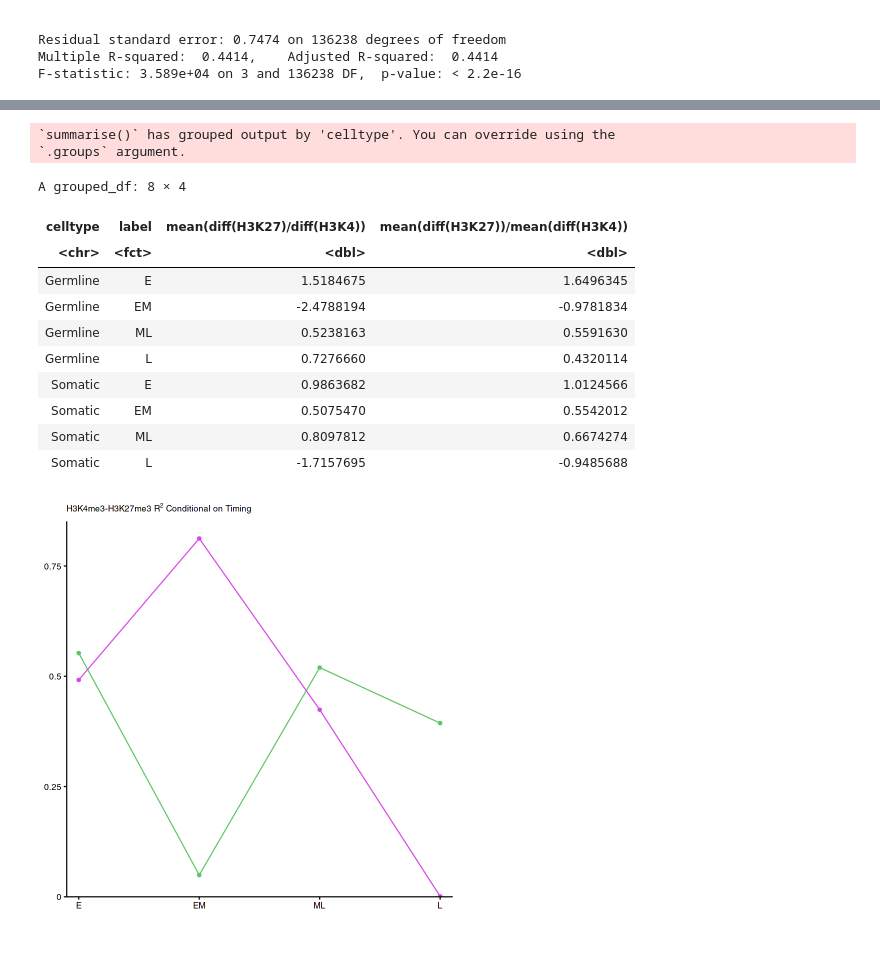
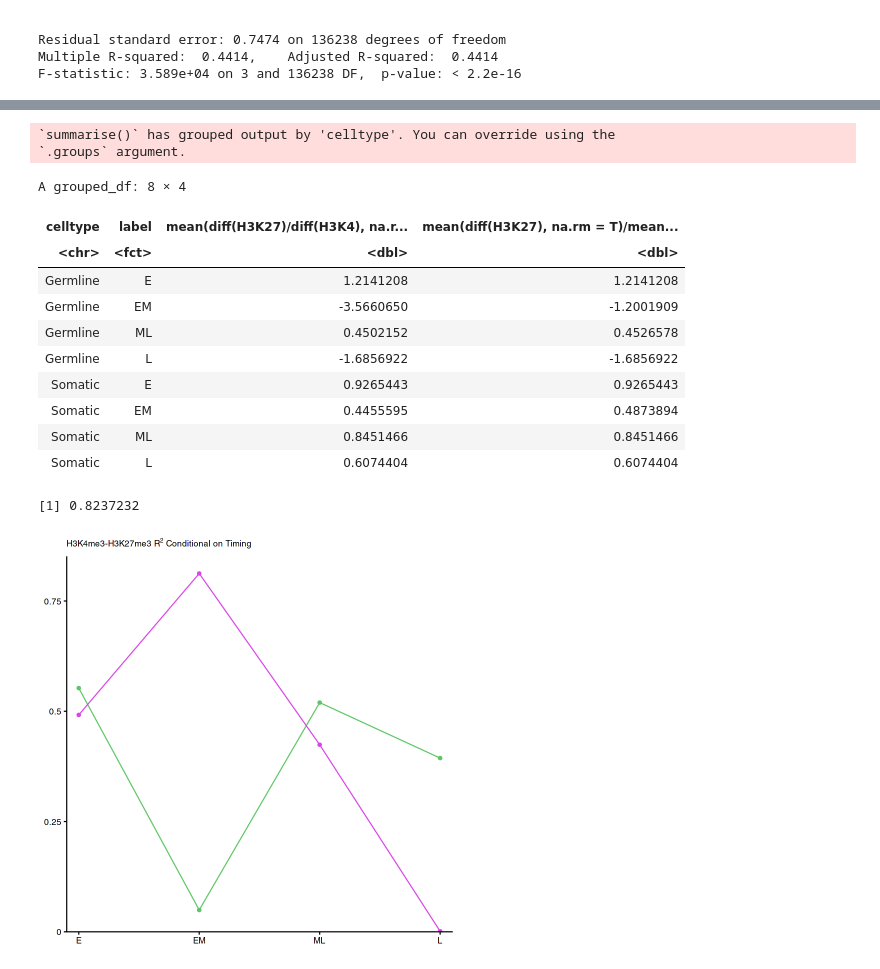
Before and after one commit to ringw/Upd-Germline-Genomics, a Jupyter notebook: illustrations/HistoneCodeReplicationCode.ipynb, the cells around one changed output, grey strips where cells are left out. Drawn from its saved outputs; the diff is of its cells as text; code cells hidden in the pictures.

Commit message:
Replication code showing the inset

```diff
--- a/illustrations/HistoneCodeReplicationCode.ipynb
+++ b/illustrations/HistoneCodeReplicationCode.ipynb
@@ -139,0 +80,42 @@ trend <- tibble(
+# %%
+trend <- tibble(
+  bind_rows(
+    list(
+      Germline = as.data.frame(repli.chic.projection.profile_Germline_chr),
+      Somatic = as.data.frame(repli.chic.projection.profile_Somatic_chr)
+    ),
+    .id = "celltype"
+  ),
+  label = cut(repli, c(-Inf, -0.5, 0, 0.5, Inf)) %>%
+    `levels<-`(value = c("L", "ML", "EM", "E")) %>%
+    fct_relevel(c("E", "EM", "ML", "L")),
+) %>%
+  subset(sample_size_bp >= 500, select=c(celltype, label, repli, H3K4, H3K27)) %>%
+  group_by(celltype, label) %>%
+  reframe(
+    repli.new = list(
+      E=seq(0.9, 0.5, by=-0.05),
+      EM=seq(0.5, 0, by=-0.05),
+      ML=seq(0, -0.5, by=-0.05),
+      L=seq(-0.5, -1, by=-0.05)
+    )[[as.character(label)[1]]],
+    across(
+      c(H3K4, H3K27),
+      \(v) {
+        v <- log(v) / log(2)
+        x <- repli
+        X <- cbind(
+          Rising = ((x - min(x)) / (max(x) - min(x)))^2,
+          Falling = 1 - ((max(x) - x) / (max(x) - min(x)))^2
+        )
+        Y <- v
+        Yhat1 <- cbind(1, X)[!is.na(Y), ] %*% coef(nnls(cbind(1, X)[!is.na(Y), ], Y[!is.na(Y)]))
+        Yhat2 <- cbind(1, -X)[!is.na(Y), ] %*% coef(nnls(cbind(1, -X)[!is.na(Y), ], Y[!is.na(Y)]))
+        Yhat <- if (var(Yhat1) > var(Yhat2)) Yhat1 else Yhat2
+        # rep(NA, length(Y)) %>% replace(!is.na(Y), Yhat)
+        approx(repli, Yhat, xout = repli.new)$y
+      }
+    )
+  ) %>%
+  subset(!is.na(H3K4) & !is.na(H3K27)) %>%
+  print()
@@ -560,19 +810,23 @@ subset(trend, celltype == "Somatic" & label == "E") %>% reframe(across(c(H3K4, H
 # %%
-trend %>% group_by(celltype, label) %>% summarise(mean(diff(H3K27) / diff(H3K4)), mean(diff(H3K27)) / mean(diff(H3K4)))
+trend %>% group_by(celltype, label) %>% summarise(mean(diff(H3K27) / diff(H3K4), na.rm=T), mean(diff(H3K27), na.rm=T) / mean(diff(H3K4), na.rm=T))
 # %% [output]
 `summarise()` has grouped output by 'celltype'. You can override using the
 `.groups` argument.
 A grouped_df: 8 × 4
-| celltype | label | mean(diff(H3K27)/diff(H3K4)) | mean(diff(H3K27))/mean(diff(H3K4)) |
+| celltype | label | mean(diff(H3K27)/diff(H3K4), na.r... | mean(diff(H3K27), na.rm = T)/mean... |
 | <chr> | <fct> | <dbl> | <dbl> |
-| Germline | E | 1.5184675 | 1.6496345 |
-| Germline | EM | -2.4788194 | -0.9781834 |
-| Germline | ML | 0.5238163 | 0.5591630 |
-| Germline | L | 0.7276660 | 0.4320114 |
-| Somatic | E | 0.9863682 | 1.0124566 |
-| Somatic | EM | 0.5075470 | 0.5542012 |
-| Somatic | ML | 0.8097812 | 0.6674274 |
-| Somatic | L | -1.7157695 | -0.9485688 |
+| Germline | E | 1.2141208 | 1.2141208 |
+| Germline | EM | -3.5660650 | -1.2001909 |
+| Germline | ML | 0.4502152 | 0.4526578 |
+| Germline | L | -1.6856922 | -1.6856922 |
+| Somatic | E | 0.9265443 | 0.9265443 |
+| Somatic | EM | 0.4455595 | 0.4873894 |
+| Somatic | ML | 0.8451466 | 0.8451466 |
+| Somatic | L | 0.6074404 | 0.6074404 |
+# %%
+1/1.214
+# %% [output]
+[1] 0.8237232
 # %%
 library(cowplot)
 corrplot <- ggplot(trend_fit, aes(label, R2)) +
```
Also changed, not shown: parts of 37 cells of this notebook.
